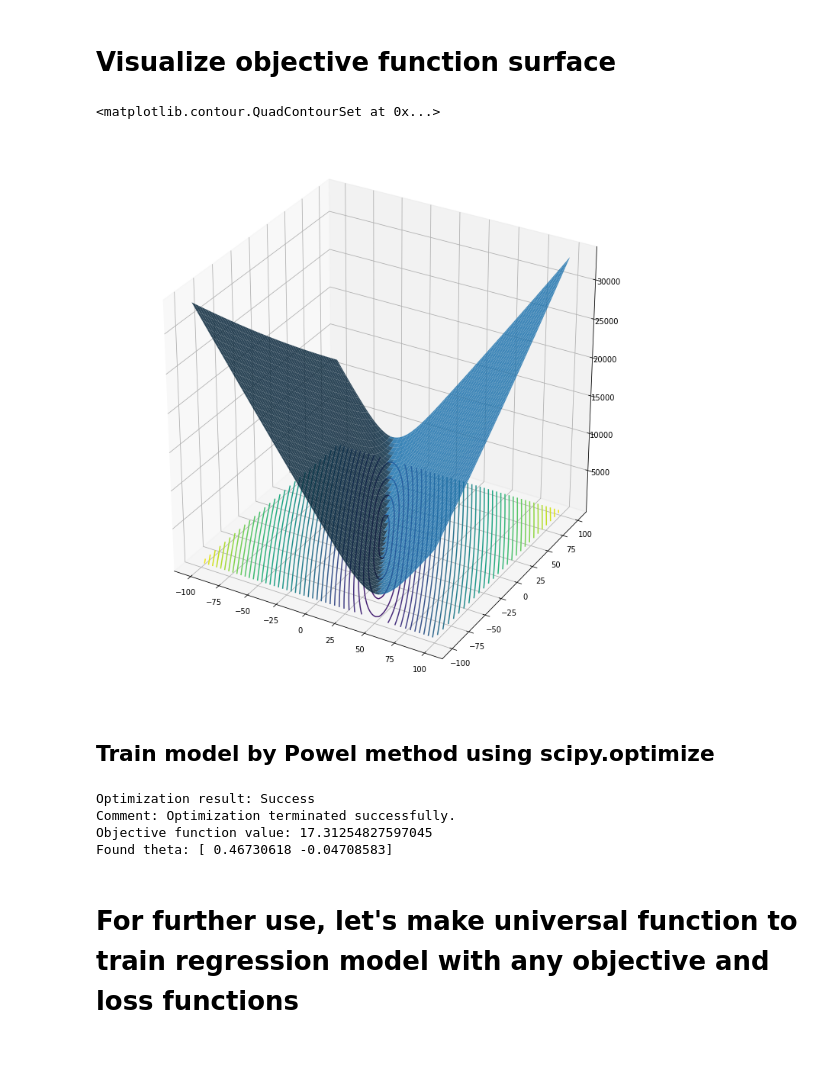
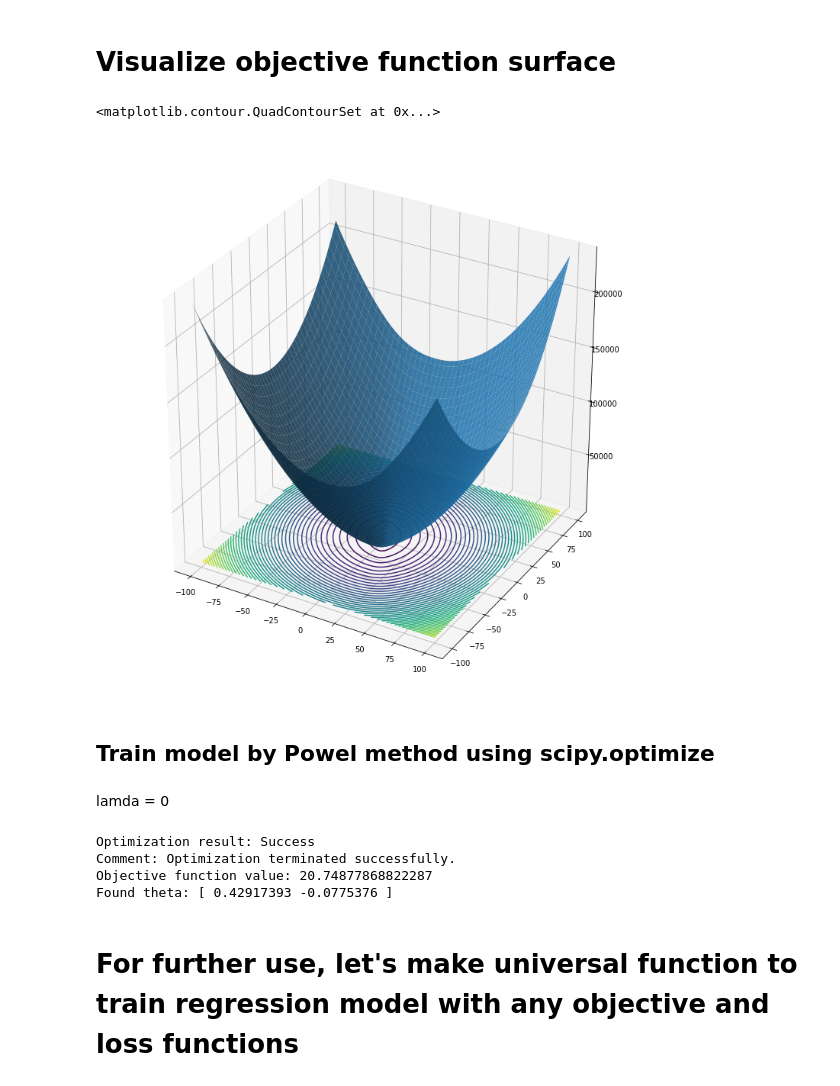
Before and after one commit to halynavs/gl-ml-basecamp, a Jupyter notebook: HW-2/HW-2-L2-regulization.ipynb, the cells around one changed output. Drawn from its saved outputs; the diff is of its cells as text; code cells hidden in the pictures; blank space fills up the shorter version.

```diff
--- a/HW-2/HW-2-L2-regulization.ipynb
+++ b/HW-2/HW-2-L2-regulization.ipynb
@@ -89,36 +92,41 @@ To make it compatible with optimization procedure, put optimizied parameter _the
+# %%
+def l2_penalty(theta,lamda):
+    return (lamda) * np.sum(np.square(theta))
 # %%
-def objective_function(theta, X,y, loss_function=mape,lamda=10):
+def objective_function(theta, X,y, lamda, loss_function=mape, penalty=l2_penalty):
   y_true = np.asanyarray(y)
   y_pred = predict(X, theta)
 
-  return loss_function(y_true, y_pred)+ (lamda / (2*len(y) )) * np.sum(np.square(theta))
+  return loss_function(y_true, y_pred)+ penalty(theta, lamda)
 # %% [markdown]
 # Visualize objective function surface
 # %%
 size = 100 # amount of tries for each parameter
 limits = (-100,100) # range of values for each parameter
 error = np.zeros((size,size)) # empty matrix of errors
 for i,w in enumerate(np.linspace(*limits,size)): # for each theta[0] component
     for j,b in enumerate(np.linspace(*limits,size)): # for each theate[1] component
-        error[i,j] = objective_function(np.array([b,w]), X_I, y, mape, 100) # compute cost for each theta
+        error[i,j] = objective_function(np.array([b,w]), X_I, y, 10, mape) # compute cost for each theta
 
 # initialize figure
 from mpl_toolkits.mplot3d import Axes3D
 fig = plt.figure(figsize = (10,10))
 ax = Axes3D(fig)
 
 # create 2d array for each index
 K,L = np.meshgrid(np.linspace(*limits,size),np.linspace(*limits,size))
 
 ax.plot_surface(K,L,Z = error, alpha = 0.85) # plot cost function surface in 3d
 plt.contour(K,L,error,50, offset = 1) # plot cost function 2d-projection
 # %% [output]
 <matplotlib.contour.QuadContourSet at 0x...>
-[figure, old version]
+[figure, new version]
 # %% [markdown]
 ## Train model by Powel method using scipy.optimize
 # %%
 from scipy import optimize
+# %% [markdown]
+lamda = 0
 # %%
 theta_init = np.array([1]*X_I.shape[1]) # initial value of theta
 
@@ -130,15 +138,17 @@ result = optimize.minimize(
                            options={}           # arguments of optimization method, like number of iterations, learning rate, etc.
                            )
 # %%
+without_regul_fun = result.fun
+without_regul_theta = result.x
 print('Optimization result:', ['FAIL','Success'][result.success])
 print('Comment:', result.message)
-print('Objective function value:', result.fun)
-print('Found theta:', result.x)
+print('Objective function value:', without_regul_fun)
+print('Found theta:', without_regul_theta)
 # %% [output]
 Optimization result: Success
 Comment: Optimization terminated successfully.
-Objective function value: 17.31254827597045
-Found theta: [ 0.46730618 -0.04708583]
+Objective function value: 20.74877868822287
+Found theta: [ 0.42917393 -0.0775376 ]
 # %% [markdown]
 # For further use, let's make universal function to train regression model with any objective and loss functions
 # %%
```
Also changed, not shown: parts of 45 cells of this notebook.
